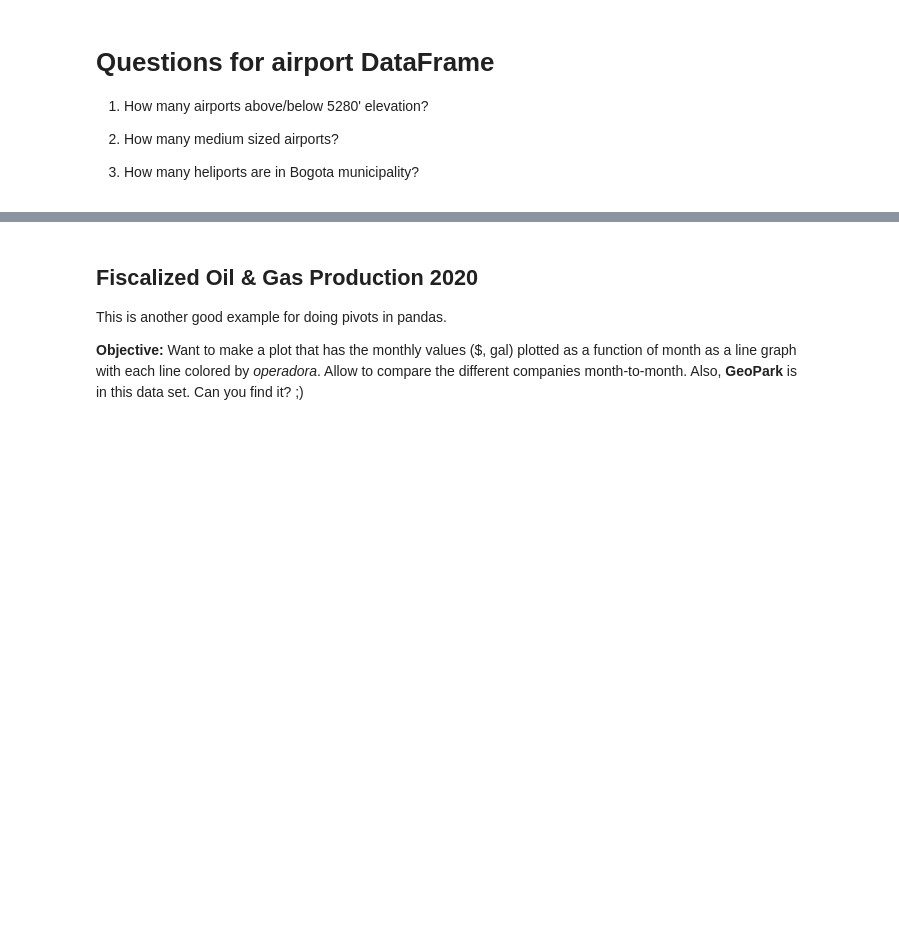
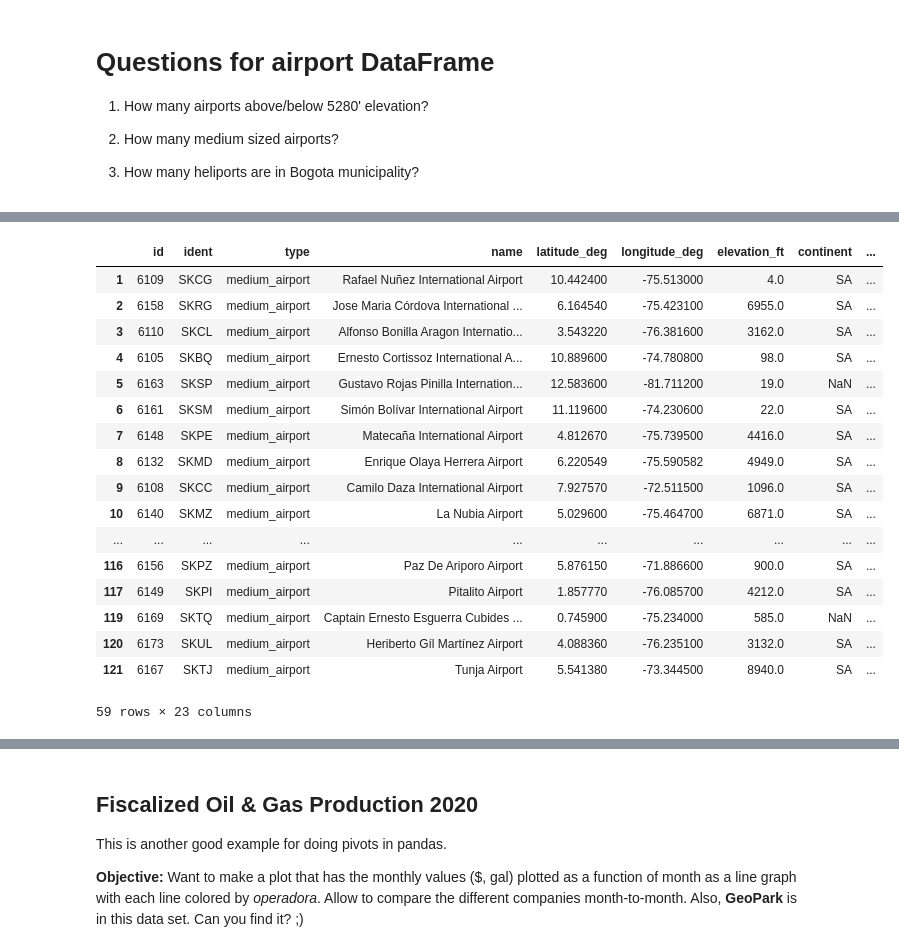
Before and after one commit to AGomezPrada/02-geopark-pandas-dataframes, a Jupyter notebook: notebooks/02-geopark-pandas-empty.ipynb, the cells around one changed output, grey strips where cells are left out. Saved outputs shown, nothing was run; the diff lists cells and outputs as text; code cells hidden in the pictures; blank space fills up the shorter version.

```diff
--- a/notebooks/02-geopark-pandas-empty.ipynb
+++ b/notebooks/02-geopark-pandas-empty.ipynb
@@ -161,4 +186,25 @@ pd.crosstab(col_airports_df.type,col_airports_df.municipality)
 # %%
 # How many medium-sized airports?
+med_aero = col_airports_df[col_airports_df['type'] == 'medium_airport']
+med_aero
+# %% [output]
+|  | id | ident | type | name | latitude_deg | longitude_deg | elevation_ft | continent | ... |
+| 1 | 6109 | SKCG | medium_airport | Rafael Nuñez International Airport | 10.442400 | -75.513000 | 4.0 | SA | ... |
+| 2 | 6158 | SKRG | medium_airport | Jose Maria Córdova International ... | 6.164540 | -75.423100 | 6955.0 | SA | ... |
+| 3 | 6110 | SKCL | medium_airport | Alfonso Bonilla Aragon Internatio... | 3.543220 | -76.381600 | 3162.0 | SA | ... |
+| 4 | 6105 | SKBQ | medium_airport | Ernesto Cortissoz International A... | 10.889600 | -74.780800 | 98.0 | SA | ... |
+| 5 | 6163 | SKSP | medium_airport | Gustavo Rojas Pinilla Internation... | 12.583600 | -81.711200 | 19.0 | NaN | ... |
+| 6 | 6161 | SKSM | medium_airport | Simón Bolívar International Airport | 11.119600 | -74.230600 | 22.0 | SA | ... |
+| 7 | 6148 | SKPE | medium_airport | Matecaña International Airport | 4.812670 | -75.739500 | 4416.0 | SA | ... |
+| 8 | 6132 | SKMD | medium_airport | Enrique Olaya Herrera Airport | 6.220549 | -75.590582 | 4949.0 | SA | ... |
+| 9 | 6108 | SKCC | medium_airport | Camilo Daza International Airport | 7.927570 | -72.511500 | 1096.0 | SA | ... |
+| 10 | 6140 | SKMZ | medium_airport | La Nubia Airport | 5.029600 | -75.464700 | 6871.0 | SA | ... |
+| ... | ... | ... | ... | ... | ... | ... | ... | ... | ... |
+| 116 | 6156 | SKPZ | medium_airport | Paz De Ariporo Airport | 5.876150 | -71.886600 | 900.0 | SA | ... |
+| 117 | 6149 | SKPI | medium_airport | Pitalito Airport | 1.857770 | -76.085700 | 4212.0 | SA | ... |
+| 119 | 6169 | SKTQ | medium_airport | Captain Ernesto Esguerra Cubides ... | 0.745900 | -75.234000 | 585.0 | NaN | ... |
+| 120 | 6173 | SKUL | medium_airport | Heriberto Gíl Martínez Airport | 4.088360 | -76.235100 | 3132.0 | SA | ... |
+| 121 | 6167 | SKTJ | medium_airport | Tunja Airport | 5.541380 | -73.344500 | 8940.0 | SA | ... |
+59 rows × 23 columns
 # %%
 # How many heliports?
```
Also changed, not shown: parts of 4 cells of this notebook.
